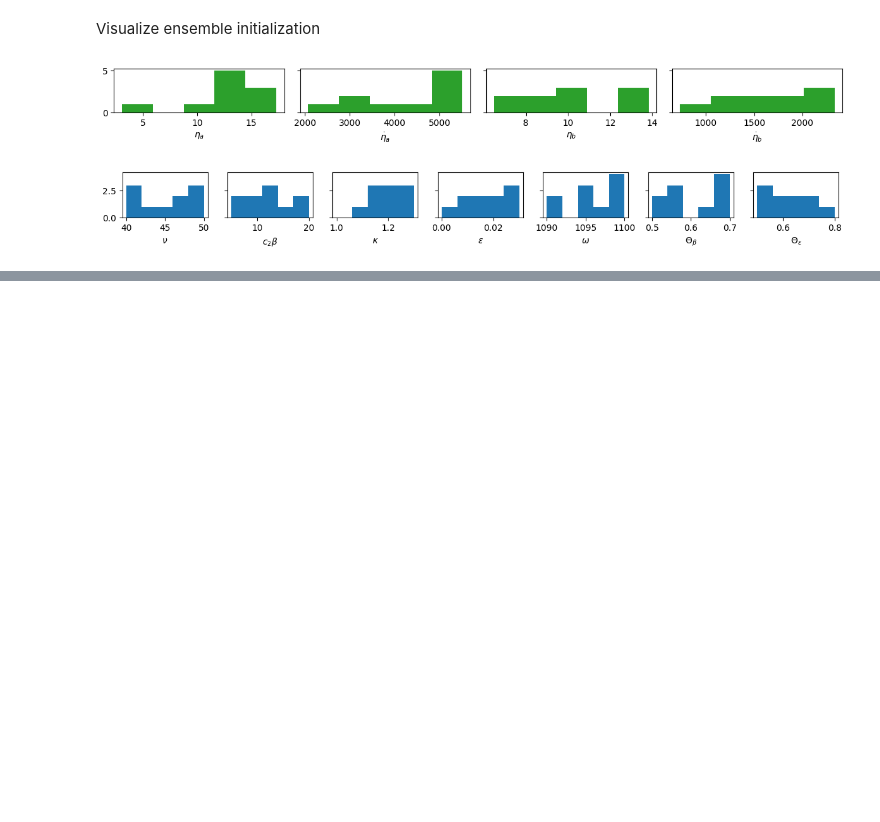
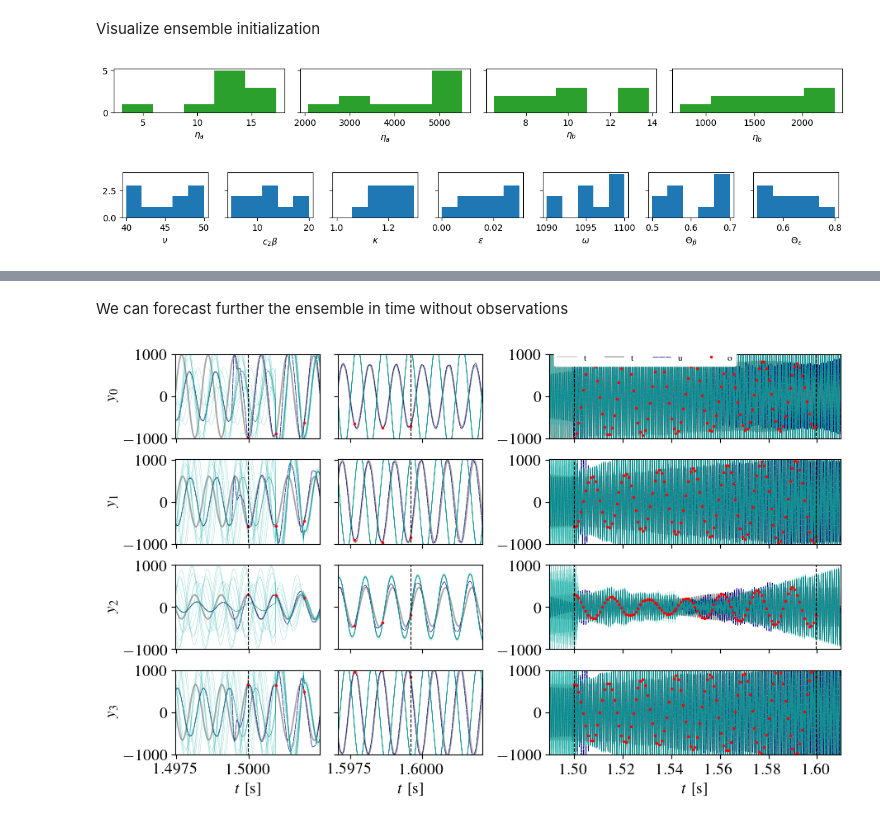
Before and after one commit to andreanovoa/real-time-bias-aware-DA, a Jupyter notebook: tutorials/TA_azimuthal_DA.ipynb, the cells around one changed output, grey strips where cells are left out. Drawn from its saved outputs; the diff is of its cells as text; code cells hidden in the pictures; blank space fills up the shorter version.

```diff
--- a/tutorials/TA_azimuthal_DA.ipynb
+++ b/tutorials/TA_azimuthal_DA.ipynb
@@ -205,2 +190,10 @@ truth['wash_t'] = truth['t'][i0:i1 + 1:ensemble.bias.upsample]
+# %%
+ensemble.bias.t_init = t_obs[0] - 2 * dt_obs * dt_t
+
+i1 = np.argmin(abs(ensemble.bias.t_init - t_true))
+i0 = i1 - ensemble.bias.N_wash  * ensemble.bias.upsample
+
+wash_obs = y_raw[i0:i1 + 1:ensemble.bias.upsample]
+wash_t = t_true[i0:i1 + 1:ensemble.bias.upsample]
 # %% [markdown]
 ## 5. Apply data assimilation
@@ -206,0 +201,10 @@ truth['wash_t'] = truth['t'][i0:i1 + 1:ensemble.bias.upsample]
+# %%
+ens =ensemble.copy()
+# %%
+# from essentials.DA import dataAssimilation
+
+filter_ens = dataAssimilation(ens,
+                              y_obs=y_obs, t_obs=t_obs, std_obs=std_obs,
+                              wash_obs=wash_obs, wash_t=wash_t)
+
+# TODO: fix bias_models.time_integrate to consider bayesian update True/False
@@ -206,0 +229,20 @@ truth['wash_t'] = truth['t'][i0:i1 + 1:ensemble.bias.upsample]
+# %% [markdown]
+We can forecast further the ensemble in time without observations
+# %%
+Nt_extra = int(filter_ens.t_CR / filter_ens.dt) + 1
+
+psi, t = filter_ens.time_integrate(Nt_extra)
+filter_ens.update_history(psi, t)
+
+y = filter_ens.get_observable_hist(Nt_extra)
+b, t_b = filter_ens.bias.time_integrate(t=t, y=y)
+filter_ens.bias.update_history(b, t_b)
+# %%
+
+truth = dict(y_raw=y_raw, y_true=y_true, t=t_true, dt=dt_t,
+             t_obs=t_true[obs_idx], y_obs=y_raw[obs_idx], dt_obs=dt_obs * dt_t,
+             std_obs=std_obs)
+
+plot_timeseries(filter_ens, truth)
+# %% [output]
+[figure, added]
```
Also changed, not shown: parts of 11 cells of this notebook, 11 other files.
